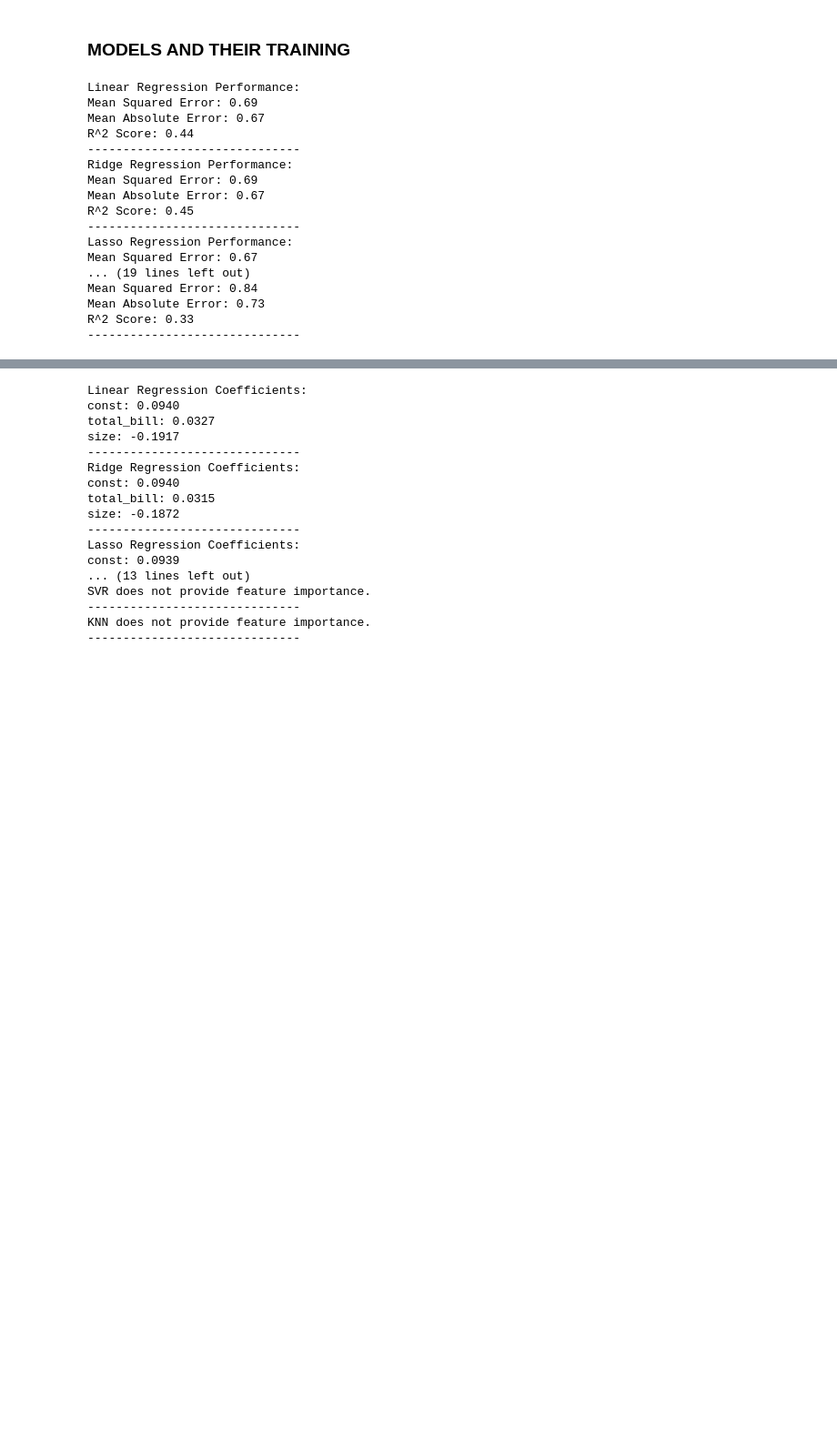
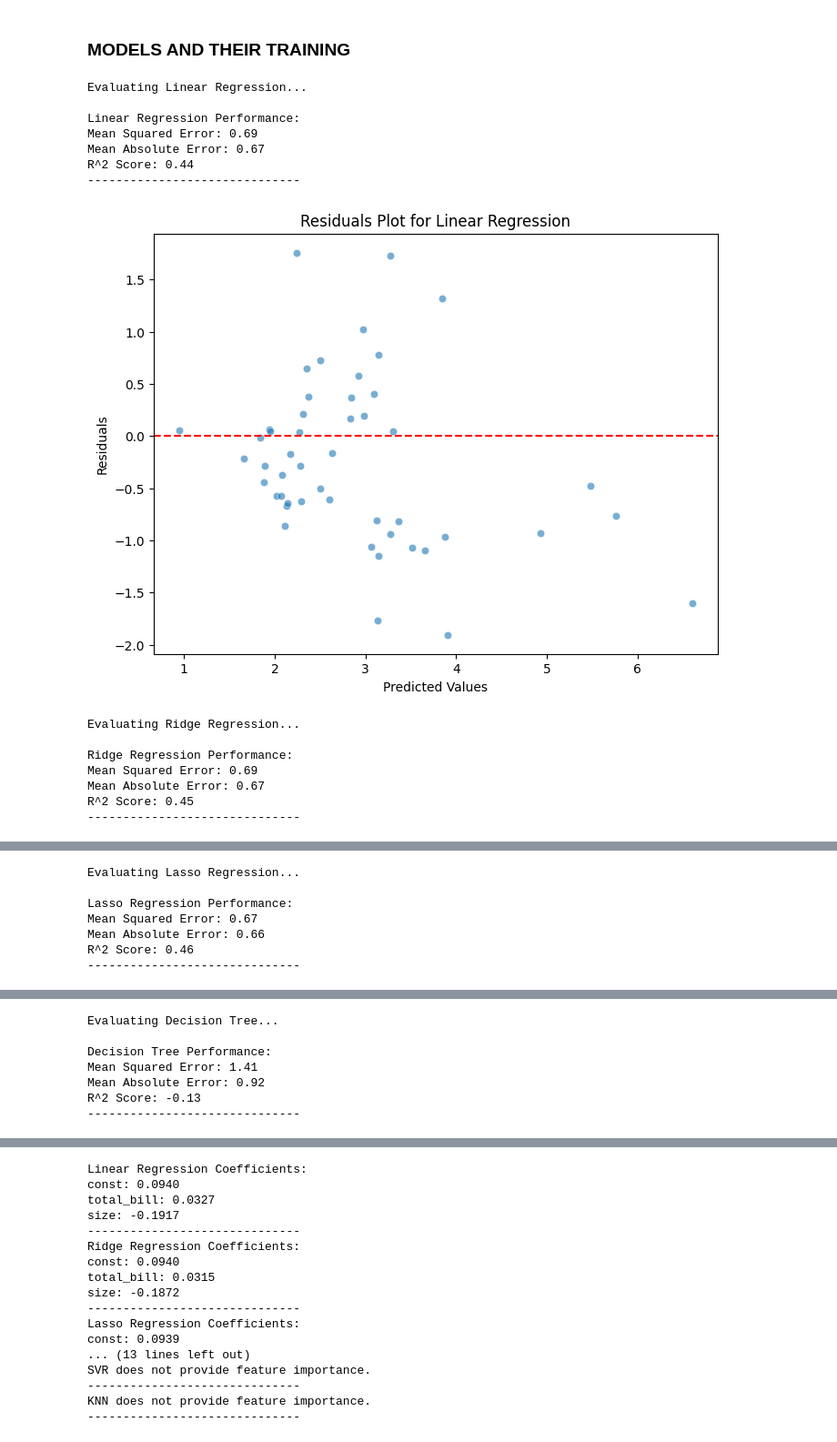
Before and after one commit to BakaPranjal/DAI-101-Assignment, a Jupyter notebook: Assignment-2/DAI-101-Assignment-2-23117067.ipynb, the cells around one changed output, grey strips where cells are left out. Shown at 91% size. Drawn from its saved outputs; the diff is of its cells as text; code cells hidden in the pictures; blank space fills up the shorter version.

```diff
--- a/Assignment-2/DAI-101-Assignment-2-23117067.ipynb
+++ b/Assignment-2/DAI-101-Assignment-2-23117067.ipynb
@@ -89,12 +89,3 @@ else:
 # %% [output]
 Rainbow test p-value: 0.17048935693447642
 Data appears linear (p >= 0.05).
-# %%
-predictions = model.predict(X)
-residuals = y - predictions
-plt.scatter(predictions, residuals)
-plt.axhline(0, color='red', linestyle='--')
-plt.xlabel("Predicted Values")
-plt.ylabel("Residuals")
-plt.title("Residual Plot")
-plt.show()
@@ -126,27 +115,43 @@ def evaluate_model(name, model, X_train, X_test, y_train, y_test):
     print(f"Mean Absolute Error: {mae:.2f}")
     print(f"R^2 Score: {r2:.2f}")
     print("-" * 30)
-    return mse, mae, r2
+    return mse, mae, r2, y_pred
+
+# Function to plot residuals
+def plot_residuals(y_test, y_pred, model_name):
+    residuals = y_test - y_pred
+    plt.figure(figsize=(8, 6))
+    sns.scatterplot(x=y_pred, y=residuals, alpha=0.6)
+    plt.axhline(0, color='red', linestyle='--')
+    plt.xlabel("Predicted Values")
+    plt.ylabel("Residuals")
+    plt.title(f"Residuals Plot for {model_name}")
+    plt.show()
 # %%
 results = {}
+# Loop through all models, evaluate, and plot residuals
 for name, model in models.items():
-    mse, mae, r2 = evaluate_model(name, model, X_train, X_test, y_train, y_test)
+    print(f"Evaluating {name}...\n")
+
+    # Evaluate model and get predictions
+    mse, mae, r2, y_pred = evaluate_model(name, model, X_train, X_test, y_train, y_test)
+
+    # Plot residuals for each model
+    plot_residuals(y_test, y_pred, name)
     results[name] = {'MSE': mse, 'MAE': mae, 'R2': r2}
 # %% [output]
+Evaluating Linear Regression...
+
 Linear Regression Performance:
 Mean Squared Error: 0.69
 Mean Absolute Error: 0.67
 R^2 Score: 0.44
 ------------------------------
-Ridge Regression Performance:
-Mean Squared Error: 0.69
-Mean Absolute Error: 0.67
-R^2 Score: 0.45
-------------------------------
-Lasso Regression Performance:
-Mean Squared Error: 0.67
-... (19 lines left out)
-Mean Squared Error: 0.84
-Mean Absolute Error: 0.73
-R^2 Score: 0.33
-------------------------------
+[figure, added]
+Evaluating Ridge Regression...
+
+Ridge Regression Performance:
+Mean Squared Error: 0.69
+Mean Absolute Error: 0.67
+R^2 Score: 0.45
+------------------------------
@@ -152,0 +159,7 @@ R^2 Score: 0.33
+Evaluating Lasso Regression...
+
+Lasso Regression Performance:
+Mean Squared Error: 0.67
+Mean Absolute Error: 0.66
+R^2 Score: 0.46
+------------------------------
@@ -152,0 +167,7 @@ R^2 Score: 0.33
+Evaluating Decision Tree...
+
+Decision Tree Performance:
+Mean Squared Error: 1.41
+Mean Absolute Error: 0.92
+R^2 Score: -0.13
+------------------------------
```
Also changed, not shown: parts of 3 cells of this notebook.
